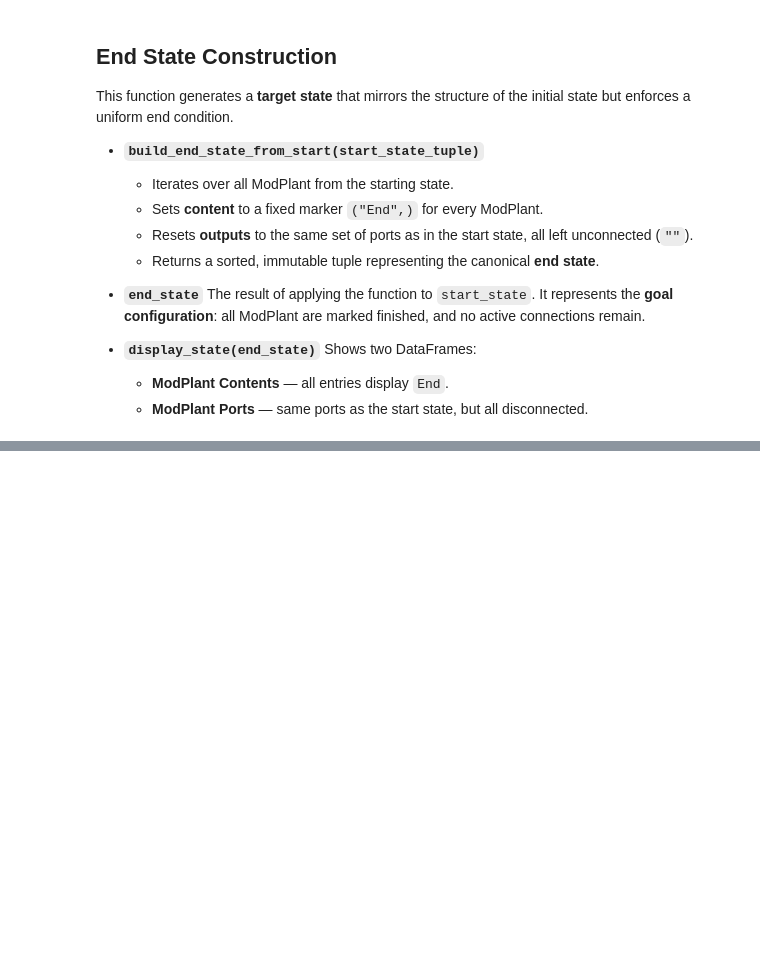
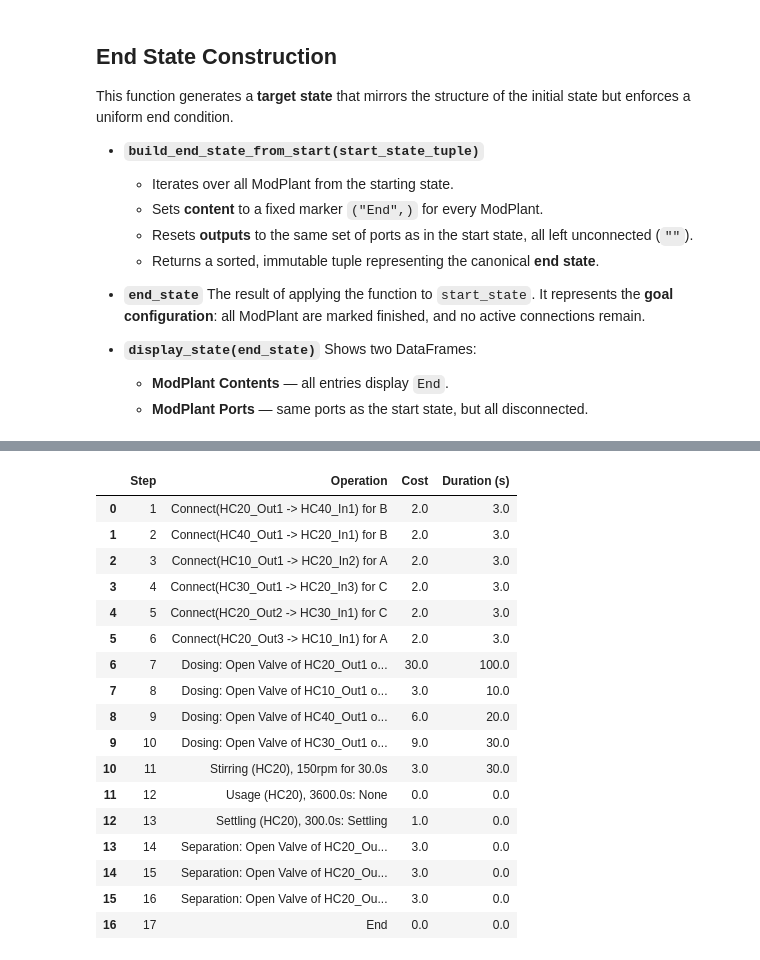
Before and after one commit to rwth-iat/MP-OPT, a Jupyter notebook: ModPlant-OPT.ipynb, the cells around one changed output, grey strips where cells are left out. Saved outputs shown, nothing was run; the diff lists cells and outputs as text; code cells hidden in the pictures; blank space fills up the shorter version.

```diff
--- a/ModPlant-OPT.ipynb
+++ b/ModPlant-OPT.ipynb
@@ -781,32 +800,17 @@ This section introduces type aliases to make the code more **readable** and **se
 # %%
-from typing import List, Tuple, Set, Dict, Union, Optional
+from typing import Any, Dict, List, Optional, Set, Tuple, Union
 from collections import deque
 import concurrent.futures
 import pandas as pd
-# ========== Typedefs ==========
 
 ModPlantName = str
 MaterialStr = str
 ContentTuple = Tuple[str, Tuple[MaterialStr, ...]]
-# outputs: (key, ((port_name, connected_to, material), ...))
 OutputsTuple = Tuple[str, Tuple[Tuple[str, str, str], ...]]
 ModPlantStateTuple = Tuple[ModPlantName, ContentTuple, OutputsTuple]
 FullState = Tuple[ModPlantStateTuple, ...]
-# Transition in the final graph (with IDs)
 Transition = Tuple[int, FullState, str, int, FullState, float, float]
-
-# Pure-function stage candidate transition: no IDs, only from_state to to_state
-CandidateTransition = Tuple[
-    FullState,  # from_state
-    FullState,  # to_state
-    str,        # operation string
-    float,      # cost
-    float,      # duration
-]
-
+CandidateTransition = Tuple[FullState, FullState, str, float, float]
 SymbolicVars = Tuple[Tuple[str, float, float], ...]
-
-# Global objects expected to exist outside this module:
-# modplant_ops, reaction_rules_df, modplant_maximum_volume, end_state
 # %% [markdown]
 ## Symbolic Variable Utilities
@@ -2897,33 +2228,20 @@ Result: a clear, ordered **operation sequence** with costs and times.
 # %%
 from pyomo.environ import value
 if not bfs_feasible:
-    # direct fallback from BFS
     operation_rows = operation_rows_fallback
 else:
     import pandas as pd
     import re
 
-    # ==========================================
-    # CONFIGURATION SWITCHES
-    # ==========================================
-    # 1. Merge "Variable Transfer setup" + "Resolve" -> "Dosing..."
     merge_setup_resolve = True
 
-    # 2. Move "Connect(...)" to top
     separate_connect_first = True
 
-    # 3. Merge consecutive Dosing steps
     merge_consecutive_dosing = True
 
-    # 4. Split "End, Operation" -> "Operation" + "End"
     split_end_step = True
-    # ==========================================
 
-
-    # === Utility: force volumes to 1 decimal place ===
     def _reformat_all_volumes(op_str: str) -> str:
-        # Regex: find numbers after a colon followed by 'litre'
-        # Example ": 2.00 litre" -> ": 2.0 litre"
         def repl(m):
             try:
                 val = float(m.group(1))
@@ -2933,8 +2251,6 @@ else:
 
         return re.sub(r":\s*(\d+\.?\d*)\s*litre", repl, op_str)
 
-
-    # Helper: scale the volume(s) inside the final "(...)" of a Dosing op_str
     def _scale_dosing_volume(op_str: str, factor: int) -> str:
         m = re.search(r"\(([^()]*)\)\s*$", op_str)
         if not m: return op_str
@@ -2958,20 +2274,17 @@ else:
                 continue
             new_qty = qty * factor
 
-            # .1f keeps one decimal when merging results
             tokens[0] = f"{new_qty:.1f}"
             new_rest = " ".join(tokens)
             new_parts.append(f"{name.strip()}: {new_rest}")
         new_inner = ", ".join(new_parts)
         return op_str[:m.start()] + f"({new_inner})"
 
-    # 1. Extract selected transitions
     result_path = []
     for t in model.T:
         if value(model.x[t]) > 0.5:
             result_path.append(trans_data[t])
 
-    # 2. Reconstruct path
     path_by_flow = []
     if start_state in state_index:
         curr_idx = state_index[start_state]
@@ -2987,9 +2300,6 @@ else:
             if not found:
                 break
 
-    # ==============================================================================
-    # Processor A: Merge Setup + Resolve
-    # ==============================================================================
     if merge_setup_resolve:
         merged_transfer_path = []
         skip_next = False
@@ -3014,7 +2324,6 @@ else:
                     m_x = re.search(r"x=([\d\.]+)", next_op)
                     val = float(m_x.group(1)) if m_x else 0.0
 
-                    # Build description using .1f here
                     final_desc = f"Dosing: Open Valve of {src}_Out1 only, Draining({src}), Filling({dst}), ({mat_name}: {val:.1f} litre)"
 
                     merged_transfer_path.append((final_desc, next_cost, next_dur))
@@ -3025,59 +2334,41 @@ else:
 
         path_by_flow = merged_transfer_path
 
-    # ==============================================================================
-    # Processor B: Reorder Connect
-    # ==============================================================================
     if separate_connect_first:
         connect_ops = [x for x in path_by_flow if x[0].strip().startswith("Connect")]
         other_ops   = [x for x in path_by_flow if not x[0].strip().startswith("Connect")]
         path_by_flow = connect_ops + other_ops
 
-    # ==============================================================================
-    # Processor C: Merge Consecutive Dosing (Advanced Regex-based)
-    # ==============================================================================
     if merge_consecutive_dosing:
         merged_path = []
         i = 0
         n = len(path_by_flow)
 
-        # Regex to capture critical identity info: Source, Dest, Material Name, Volume
-        # Matches pattern: ... Draining(HC10), Filling(HC30), (A: 1.0 litre)
-        # Group 1: Source (e.g. HC10)
-        # Group 2: Dest (e.g. HC30)
-        # Group 3: Material Name (e.g. A)
-        # Group 4: Volume Value (e.g. 1.0)
         pattern_dosing = re.compile(r"Draining\(([^)]+)\),\s*Filling\(([^)]+)\),.*\(([^:]+):\s*([\d\.]+)\s*litre\)")
 
         while i < n:
             op_str, cost, duration = path_by_flow[i]
 
-            # 1. Check if it's a Dosing operation
             if not op_str.strip().startswith("Dosing:"):
                 merged_path.append((op_str, cost, duration))
                 i += 1
                 continue
 
-            # 2. Try to parse the Dosing details
             match = pattern_dosing.search(op_str)
             if not match:
-                # If regex fails (unexpected format), keep as is
                 merged_path.append((op_str, cost, duration))
                 i += 1
                 continue
 
-            # Initialize accumulation variables
             src, dst, mat, vol_str = match.groups()
             current_vol = float(vol_str)
             total_cost = cost
             total_duration = duration
 
-            # 3. Look ahead for consecutive identical operations
             j = i + 1
             while j < n:
                 next_op, next_cost, next_dur = path_by_flow[j]
 
-                # Stop if next op is not Dosing
                 if not next_op.strip().startswith("Dosing:"):
                     break
 
@@ -3087,7 +2378,6 @@ else:
 
                 n_src, n_dst, n_mat, n_vol_str = next_match.groups()
 
-                # CRITICAL: Merge only if Source, Dest, and Material are identical
                 if (n_src == src) and (n_dst == dst) and (n_mat == mat):
                     current_vol += float(n_vol_str)
                     total_cost += next_cost
@@ -3096,12 +2386,7 @@ else:
                 else:
                     break
 
-            # 4. Finalize the merged block
-            # Only add to path if total volume is effectively > 0
             if current_vol > 1e-6:
-                # Reconstruct the string with the new summed volume
-                # We replace the volume part in the original string with the new total
-                # Using regex sub to ensure we target the specific "number litre" pattern
                 new_op_str = re.sub(
                     r":\s*[\d\.]+\s*litre",
                     f": {current_vol:.1f} litre",
@@ -3110,14 +2395,10 @@ else:
                 )
                 merged_path.append((new_op_str, total_cost, total_duration))
 
-            # Move index to the next unprocessed item
             i = j
 
         path_by_flow = merged_path
 
-    # ==============================================================================
-    # Processor D: Split End
-    # ==============================================================================
     if split_end_step:
         final_split_path = []
         for op_str, cost, dur in path_by_flow:
@@ -3129,18 +2410,12 @@ else:
                 final_split_path.append((op_str, cost, dur))
         path_by_flow = final_split_path
 
-    # ==============================================================================
-    # Processor E: Final Format (force all volumes to 1 decimal place)
-    # ==============================================================================
     final_formatted_path = []
     for op_str, cost, dur in path_by_flow:
-        # Call regex-based replace helper
         new_op_str = _reformat_all_volumes(op_str)
         final_formatted_path.append((new_op_str, cost, dur))
     path_by_flow = final_formatted_path
 
-
-    # 4. Build Result
     operation_rows = []
     for idx, (op_str, cost, duration) in enumerate(path_by_flow):
         operation_rows.append({
@@ -3150,6 +2425,6 @@ else:
             "Duration (s)": duration,
         })
 
-    # 5. Display
     df_result = pd.DataFrame(operation_rows)
-    tools.display_dataframe_to_user(name="Operation Sequence Table", dataframe=df_result)
+    _ = tools.display_dataframe_to_user(name="Operation Sequence Table", dataframe=df_result)
+# %% [output]
@@ -3156 +2432,19 @@ else:
+|  | Step | Operation | Cost | Duration (s) |
+| 0 | 1 | Connect(HC20_Out1 -> HC40_In1) for B | 2.0 | 3.0 |
+| 1 | 2 | Connect(HC40_Out1 -> HC20_In1) for B | 2.0 | 3.0 |
+| 2 | 3 | Connect(HC10_Out1 -> HC20_In2) for A | 2.0 | 3.0 |
+| 3 | 4 | Connect(HC30_Out1 -> HC20_In3) for C | 2.0 | 3.0 |
+| 4 | 5 | Connect(HC20_Out2 -> HC30_In1) for C | 2.0 | 3.0 |
+| 5 | 6 | Connect(HC20_Out3 -> HC10_In1) for A | 2.0 | 3.0 |
+| 6 | 7 | Dosing: Open Valve of HC20_Out1 o... | 30.0 | 100.0 |
+| 7 | 8 | Dosing: Open Valve of HC10_Out1 o... | 3.0 | 10.0 |
+| 8 | 9 | Dosing: Open Valve of HC40_Out1 o... | 6.0 | 20.0 |
+| 9 | 10 | Dosing: Open Valve of HC30_Out1 o... | 9.0 | 30.0 |
+| 10 | 11 | Stirring (HC20), 150rpm for 30.0s | 3.0 | 30.0 |
+| 11 | 12 | Usage (HC20), 3600.0s: None | 0.0 | 0.0 |
+| 12 | 13 | Settling (HC20), 300.0s: Settling | 1.0 | 0.0 |
+| 13 | 14 | Separation: Open Valve of HC20_Ou... | 3.0 | 0.0 |
+| 14 | 15 | Separation: Open Valve of HC20_Ou... | 3.0 | 0.0 |
+| 15 | 16 | Separation: Open Valve of HC20_Ou... | 3.0 | 0.0 |
+| 16 | 17 | End | 0.0 | 0.0 |
 # %% [markdown]
```
Also changed, not shown: parts of 82 cells of this notebook, 2 other files.
